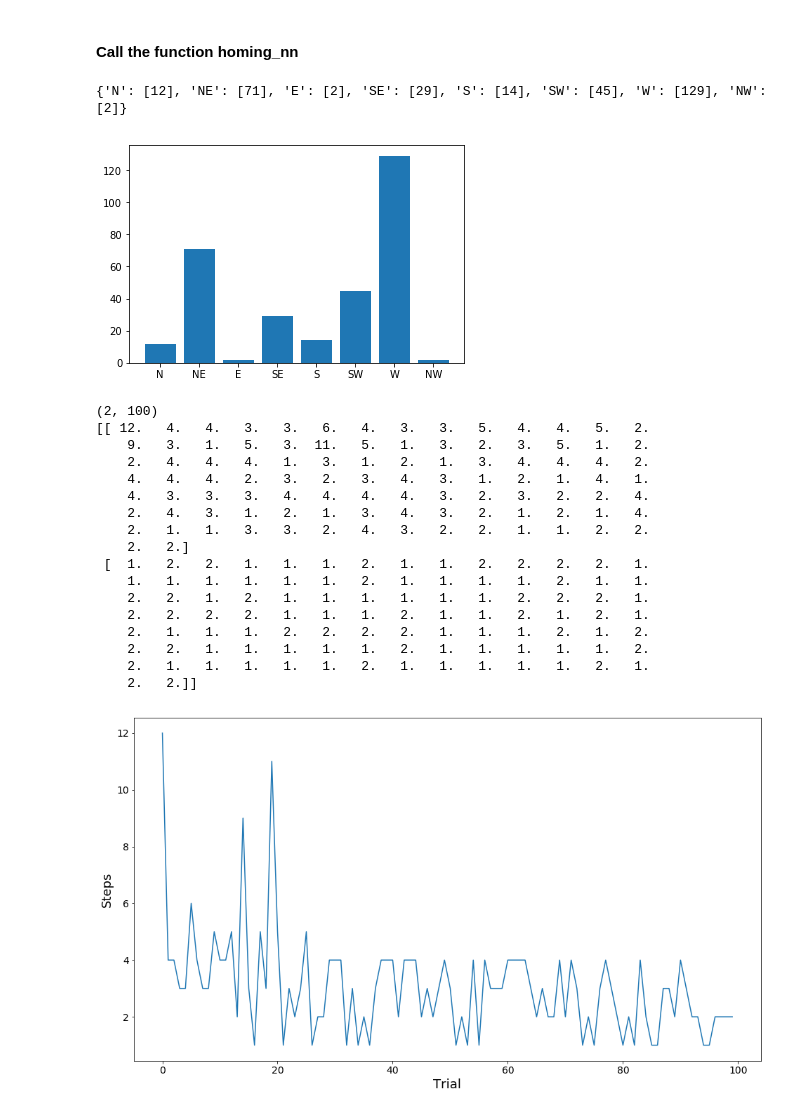
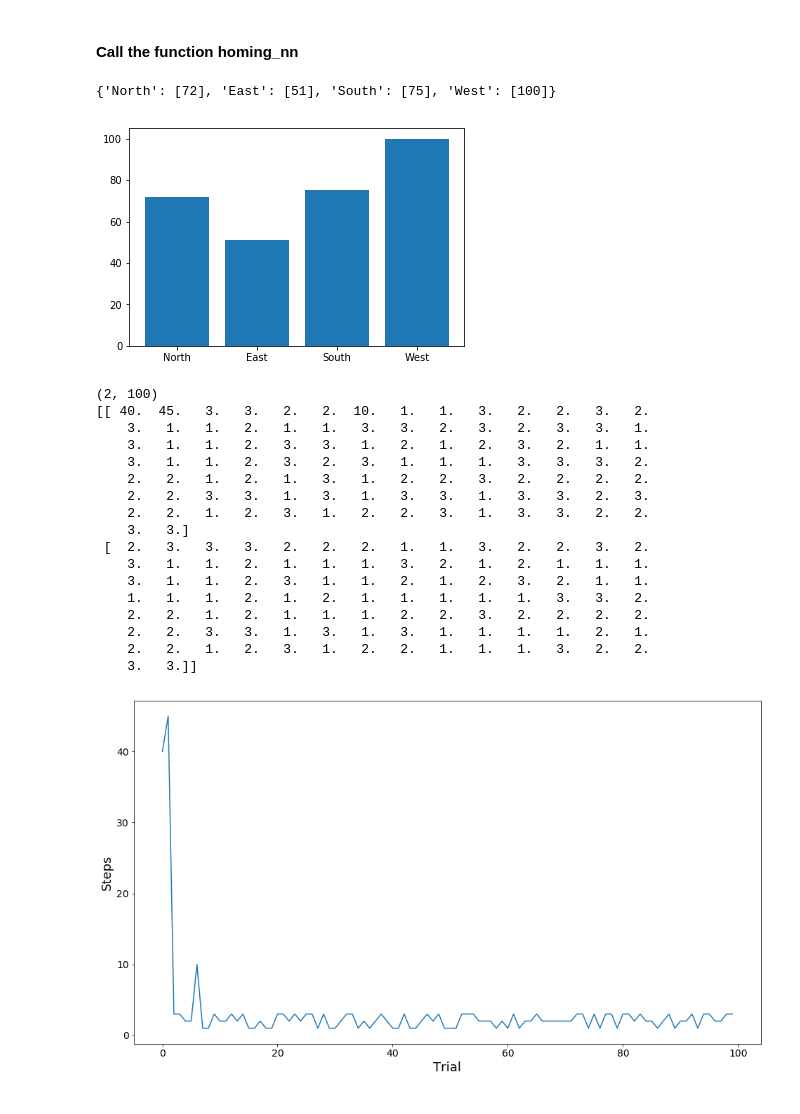
Before and after one commit to jcdhan1/COM3240-Labs, a Jupyter notebook: COM3240sessions79/Lab9.ipynb, the cells around one changed output. Drawn from its saved outputs; the diff is of its cells as text; code cells hidden in the pictures.

Commit message:
Completed SARSA plots

```diff
--- a/COM3240sessions79/Lab9.ipynb
+++ b/COM3240sessions79/Lab9.ipynb
@@ -9,15 +39,15 @@ import scipy.spatial.distance as dist
 def Start(N, M):
     return np.array([np.random.randint(N), np.random.randint(M)])   #random start
 
-def homing_nn(n_trials, learning_rate, eps, gamma, max_steps=50, count_min_steps=False, count_actions=False, diagonal=False):
+def homing_nn(n_trials, learning_rate, eps, gamma, shape=(3, 4), max_steps=50, count_min_steps=False, count_actions=False, diagonal=False):
 
     # Solving homing task with on-policy TD (SARSA)
 
+    ## Definition of the environment
+    N = shape[0]                               #height of the gridworld ---> number of rows
+    M = shape[1]                               #length of the gridworld ---> number of columns
+    N_states = N * M                    #total number of states
 
-    ## Definition of the environment
-    N = 3                               #height of the gridworld ---> number of rows
-    M = 4                              #length of the gridworld ---> number of columns
-    N_states = N * M                    #total number of states
     states_matrix = np.eye(N_states)
     if diagonal:
         #                              N  NE   E  SE   S  SW   W  NW
@@ -155,7 +185,7 @@ eps=0.0                          #epsilon-greedy SARSA
 gamma=0.9                        #discounting factor
 c_min_steps = True
 c_actions = True
-diag = True
+diag = False
 import matplotlib.pyplot as plt
 l_curve=homing_nn(n_trials,learning_rate,eps,gamma, count_min_steps=c_min_steps, count_actions=c_actions, diagonal=diag)
 if c_actions:
@@ -175,52 +205,52 @@ if c_actions:
     l_curve = l_curve[0]
     if diag:
         actions_dict['N'] +=[flat_pref_actions.count(0)]
         actions_dict['NE'] +=[flat_pref_actions.count(1)]
         actions_dict['E']  +=[flat_pref_actions.count(2)]
         actions_dict['SE'] +=[flat_pref_actions.count(3)]
         actions_dict['S'] +=[flat_pref_actions.count(4)]
         actions_dict['SW'] +=[flat_pref_actions.count(5)]
         actions_dict['W']  +=[flat_pref_actions.count(6)]
         actions_dict['NW'] +=[flat_pref_actions.count(7)]
     else:
         actions_dict['North'] +=[flat_pref_actions.count(0)]
         actions_dict['East']  +=[flat_pref_actions.count(1)]
         actions_dict['South'] +=[flat_pref_actions.count(2)]
         actions_dict['West']  +=[flat_pref_actions.count(3)]
     print(actions_dict)
     plt.bar(range(len(actions_dict)), [np.mean(l) for l in actions_dict.values()], align='center')
     plt.xticks(range(len(actions_dict)), list(actions_dict.keys()))
     plt.show()
 
 print(l_curve.shape)
 print(l_curve)
 fontsize=18
 plt.figure(figsize=(16, 9))
 plt.plot(l_curve[0].T)
 plt.xlabel('Trial',fontsize=fontsize)
 plt.ylabel('Steps',fontsize=fontsize)
 plt.tick_params(axis='both', which='major', labelsize=14)
 plt.show()
 # %% [output]
-{'N': [12], 'NE': [71], 'E': [2], 'SE': [29], 'S': [14], 'SW': [45], 'W': [129], 'NW': [2]}
+{'North': [72], 'East': [51], 'South': [75], 'West': [100]}
-[figure, old version]
+[figure, new version]
 (2, 100)
-[[ 12.   4.   4.   3.   3.   6.   4.   3.   3.   5.   4.   4.   5.   2.
-    9.   3.   1.   5.   3.  11.   5.   1.   3.   2.   3.   5.   1.   2.
-    2.   4.   4.   4.   1.   3.   1.   2.   1.   3.   4.   4.   4.   2.
-    4.   4.   4.   2.   3.   2.   3.   4.   3.   1.   2.   1.   4.   1.
-    4.   3.   3.   3.   4.   4.   4.   4.   3.   2.   3.   2.   2.   4.
-    2.   4.   3.   1.   2.   1.   3.   4.   3.   2.   1.   2.   1.   4.
-    2.   1.   1.   3.   3.   2.   4.   3.   2.   2.   1.   1.   2.   2.
-    2.   2.]
- [  1.   2.   2.   1.   1.   1.   2.   1.   1.   2.   2.   2.   2.   1.
-    1.   1.   1.   1.   1.   1.   2.   1.   1.   1.   1.   2.   1.   1.
-    2.   2.   1.   2.   1.   1.   1.   1.   1.   1.   2.   2.   2.   1.
-    2.   2.   2.   2.   1.   1.   1.   2.   1.   1.   2.   1.   2.   1.
-    2.   1.   1.   1.   2.   2.   2.   2.   1.   1.   1.   2.   1.   2.
-    2.   2.   1.   1.   1.   1.   1.   2.   1.   1.   1.   1.   1.   2.
-    2.   1.   1.   1.   1.   1.   2.   1.   1.   1.   1.   1.   2.   1.
-    2.   2.]]
+[[ 40.  45.   3.   3.   2.   2.  10.   1.   1.   3.   2.   2.   3.   2.
+    3.   1.   1.   2.   1.   1.   3.   3.   2.   3.   2.   3.   3.   1.
+    3.   1.   1.   2.   3.   3.   1.   2.   1.   2.   3.   2.   1.   1.
+    3.   1.   1.   2.   3.   2.   3.   1.   1.   1.   3.   3.   3.   2.
+    2.   2.   1.   2.   1.   3.   1.   2.   2.   3.   2.   2.   2.   2.
+    2.   2.   3.   3.   1.   3.   1.   3.   3.   1.   3.   3.   2.   3.
+    2.   2.   1.   2.   3.   1.   2.   2.   3.   1.   3.   3.   2.   2.
+    3.   3.]
+ [  2.   3.   3.   3.   2.   2.   2.   1.   1.   3.   2.   2.   3.   2.
+    3.   1.   1.   2.   1.   1.   1.   3.   2.   1.   2.   1.   1.   1.
+    3.   1.   1.   2.   3.   1.   1.   2.   1.   2.   3.   2.   1.   1.
+    1.   1.   1.   2.   1.   2.   1.   1.   1.   1.   1.   3.   3.   2.
+    2.   2.   1.   2.   1.   1.   1.   2.   2.   3.   2.   2.   2.   2.
+    2.   2.   3.   3.   1.   3.   1.   3.   1.   1.   1.   1.   2.   1.
+    2.   2.   1.   2.   3.   1.   2.   2.   1.   1.   1.   3.   2.   2.
+    3.   3.]]
-[figure, old version]
+[figure, new version]
 # %%
 #produce a curve that is the average of the learning curves of the individual runs.
```
Also changed, not shown: parts of 18 cells of this notebook, 11 other files.
